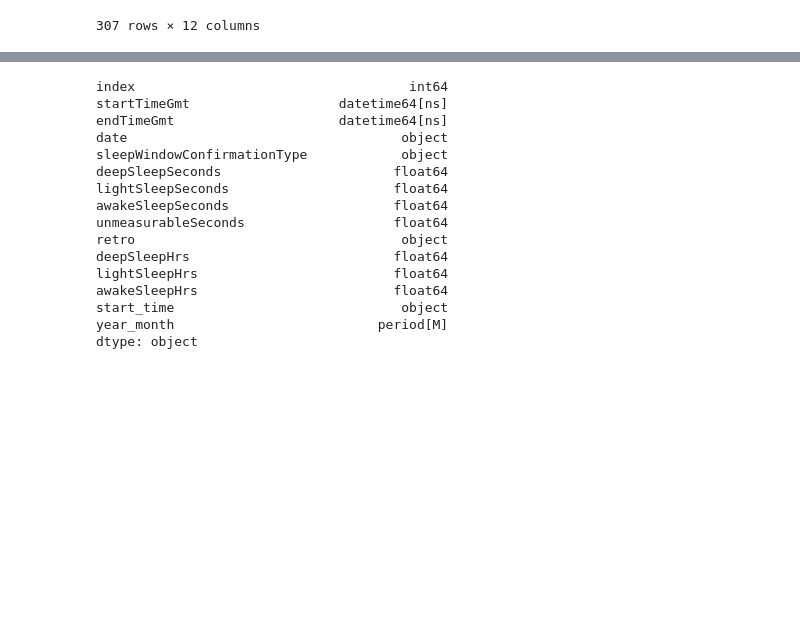
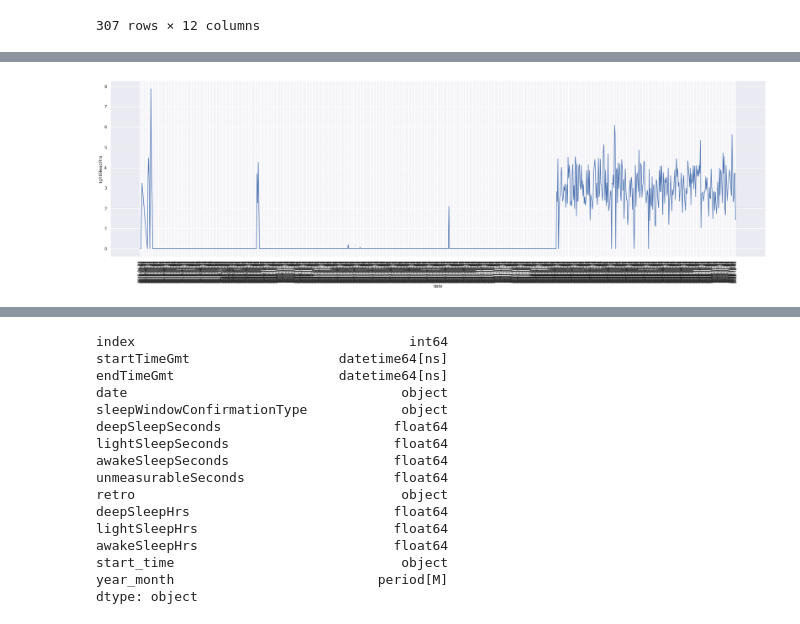
Before and after one commit to ferhat00/garmin_sleep_analysis, a Jupyter notebook: sleep_garmin.ipynb, the cells around one changed output, grey strips where cells are left out. Saved outputs shown, nothing was run; the diff lists cells and outputs as text; code cells hidden in the pictures; blank space fills up the shorter version.

```diff
--- a/sleep_garmin.ipynb
+++ b/sleep_garmin.ipynb
@@ -195,6 +197,8 @@ df_subset
 | 98 | 2022-12-08 23:52:00 | 2022-12-09 07:02:00 | 2022-12-09 | AUTO_CONFIRMED_FINAL | 12360.0 | 13440.0 | ... |
 | 99 | 2022-12-09 22:37:00 | 2022-12-10 02:39:00 | 2022-12-10 | AUTO_CONFIRMED | 9060.0 | 5160.0 | ... |
 919 rows × 9 columns
+# %%
+df_all['Year'] = pd.DatetimeIndex(df_all['date']).year
 # %%
 df_subset['sleepWindowConfirmationType'].value_counts()
 # %% [output]
@@ -247,6 +251,10 @@ Try using .loc[row_indexer,col_indexer] = value instead
 
 See the caveats in the documentation: https://pandas.pydata.org/pandas-docs/stable/user_guide/indexing.html#returning-a-view-versus-a-copy
   df_subset['awakeSleepHrs'] = ((df_subset['awakeSleepSeconds'])/60)/60
+# %%
+df_all['deepSleepHrs'] = ((df_all['deepSleepSeconds'])/60)/60
+df_all['lightSleepHrs'] = ((df_all['lightSleepSeconds'])/60)/60
+df_all['awakeSleepHrs'] = ((df_all['awakeSleepSeconds'])/60)/60
 # %%
 df_subset
 # %% [output]
@@ -275,3 +283,10 @@ ax.tick_params(axis='x', rotation=90)
+# %%
+df_all = df_all.reset_index()
+ax = sns.lineplot(data = df_all, x = 'date', y = 'lightSleepHrs')
+sns.set(rc={'figure.figsize':(30,8.27)})
+ax.tick_params(axis='x', rotation=90)
+# %% [output]
+[figure, added]
 # %%
 df_subset2['start_time'] = df_subset2['startTimeGmt'].dt.strftime('%H:%M')
 # %%
```
Also changed, not shown: parts of 8 cells of this notebook.
